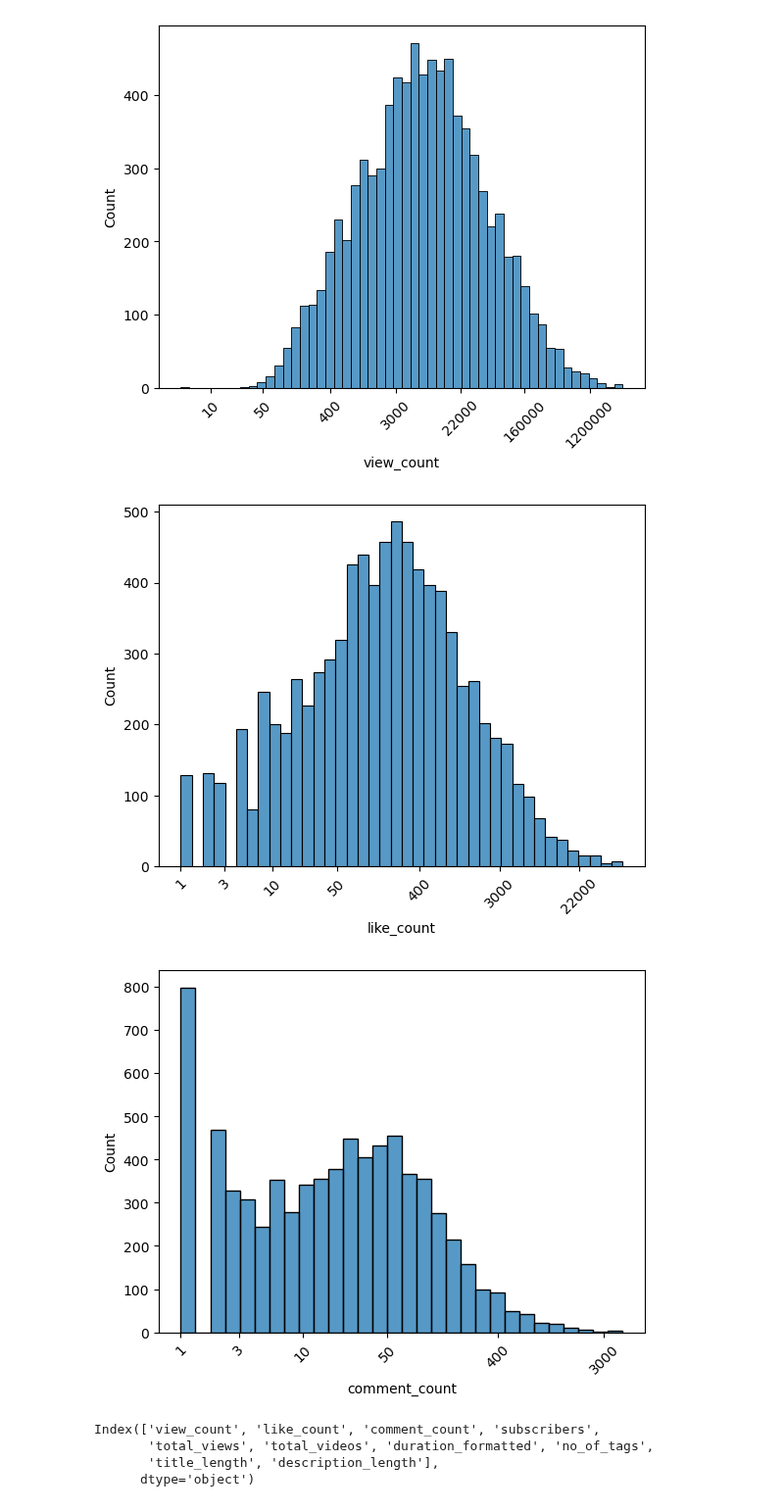
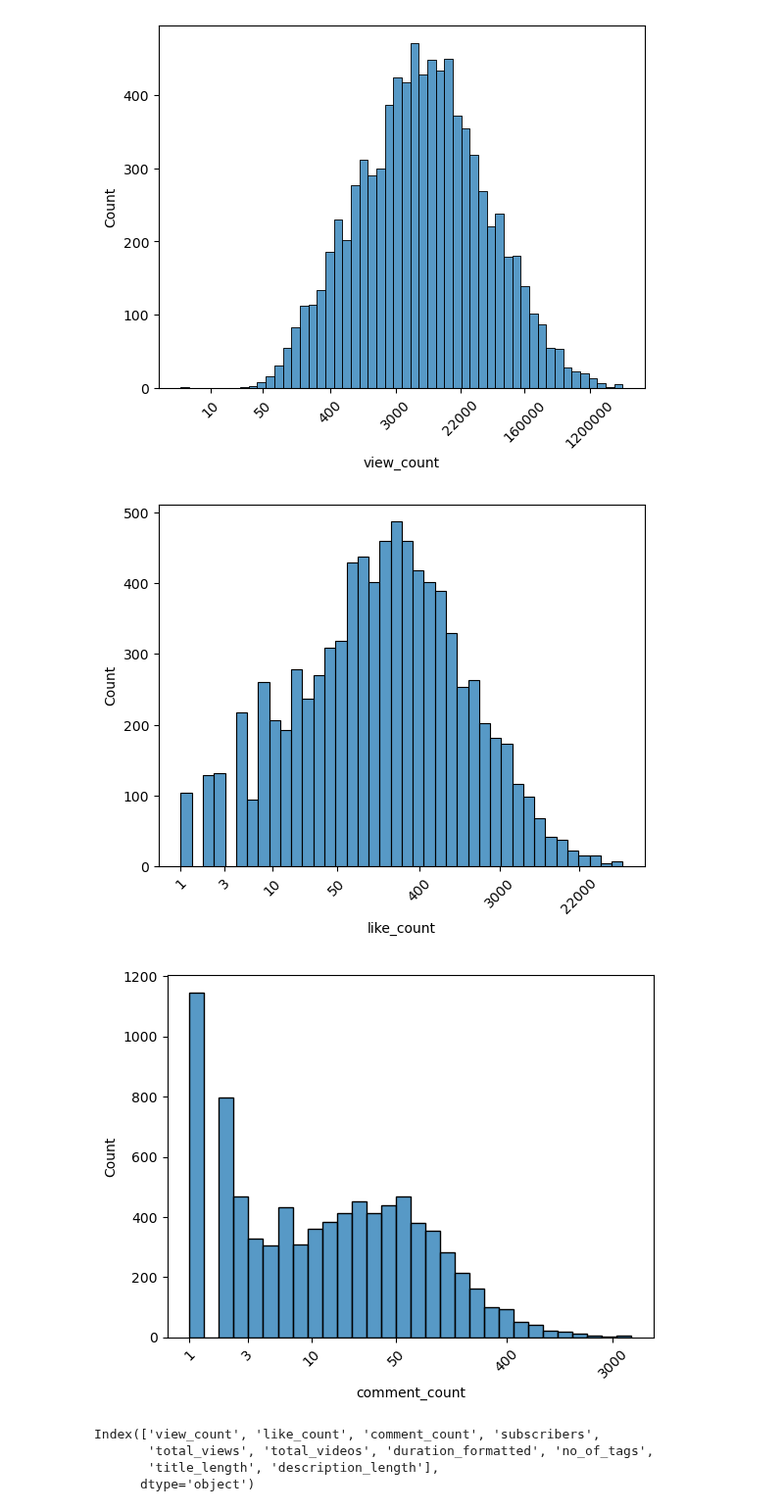
Before and after one commit to LHide14/YouTube-Analytics, a Jupyter notebook: Analytics_EDA.ipynb, the cells around one changed output. Shown at 98% size. Drawn from its saved outputs; the diff is of its cells as text; code cells hidden in the pictures.

```diff
--- a/Analytics_EDA.ipynb
+++ b/Analytics_EDA.ipynb
@@ -171,7 +171,7 @@ plt.show()
 # %%
 # convert like count back to the exponentiation values (original scale)
 
-log_data = np.log(df['like_count'])
+log_data = np.log(df['like_count'] + 1) ## added 1 to offset 0 division
 sns.histplot(data=log_data)
 # Customize the x-axis ticks
 custom_ticks = [1, 3, 10, 50, 400, 3000, 22000]
@@ -181,21 +181,21 @@ plt.xticks(np.log(custom_ticks), custom_ticks, rotation=45)
 
 plt.show()
 # %% [output]
-[figure, old version]
+[figure, new version]
 # %%
 # convert comment count back to the exponentiation values (original scale)
 
-log_data = np.log(df['comment_count'])
+log_data = np.log(df['comment_count'] + 1) ## added one to offset 0 division
 sns.histplot(data=log_data)
 # Customize the x-axis ticks
 custom_ticks = [1, 3, 10, 50, 400, 3000]
 exp_ticks = np.exp(plt.xticks()[0])
 # Convert log scale to original scale
 plt.xticks(np.log(custom_ticks), custom_ticks, rotation=45)
 
 plt.show()
 # %% [output]
-[figure, old version]
+[figure, new version]
 # %%
 df.describe().columns
 # %% [output]
```
Also changed, not shown: parts of 10 cells of this notebook.
